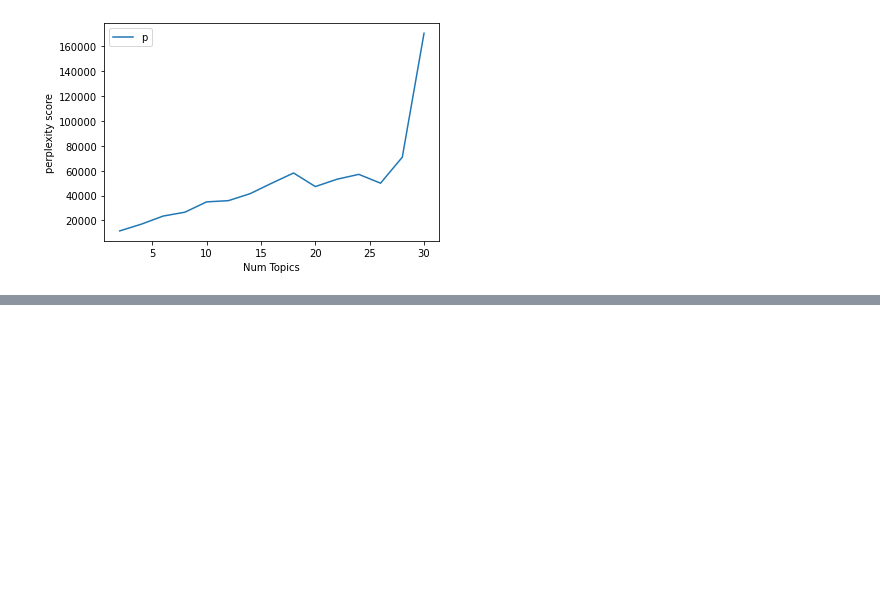
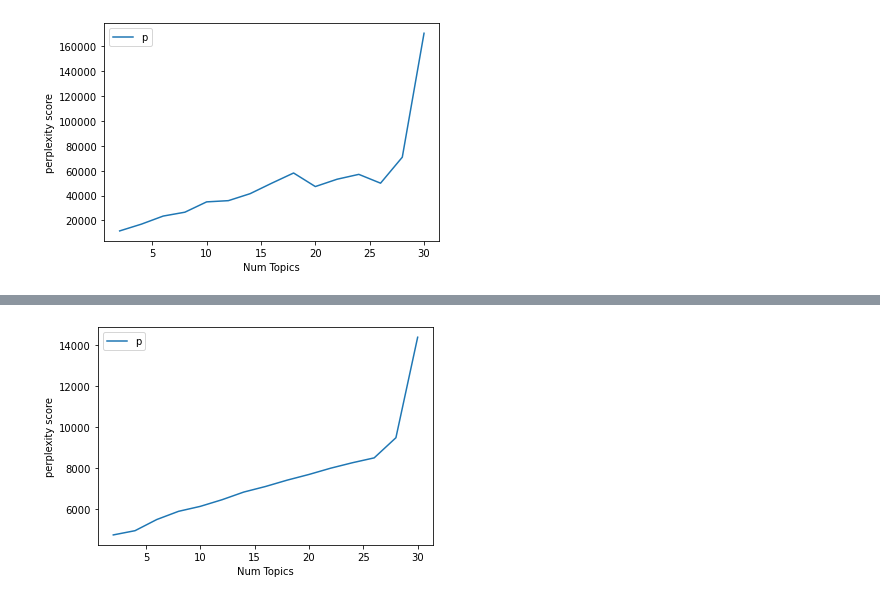
Before and after one commit to dvh549/Text_Mining, a Jupyter notebook: Toxic Comments Revamped.ipynb, the cells around one changed output, grey strips where cells are left out. Cells and saved outputs as stored; diff of their text form; code cells hidden in the pictures; blank space fills up the shorter version.

Commit message:
Update sklearn count LDA

```diff
--- a/Toxic Comments Revamped.ipynb
+++ b/Toxic Comments Revamped.ipynb
@@ -798,7 +798,7 @@ lda_tfidf_vecs = tfidf_vectoriser.fit_transform(lda_comments_joined)
 count_vectoriser = CountVectorizer()
 lda_count_vecs = count_vectoriser.fit_transform(lda_comments_joined)
 # %%
-# LDA based on TFIDF (use this first because of the similar TFIDF representation used for Gensim)
+# # LDA based on TFIDF (use this first because of the similar TFIDF representation used for Gensim)
 
-LDA_tfidf = LatentDirichletAllocation(n_jobs = -1)
-LDA_tfidf.fit(lda_tfidf_vecs)
+# LDA_tfidf = LatentDirichletAllocation(n_jobs = -1)
+# LDA_tfidf.fit(lda_tfidf_vecs)
@@ -878,9 +881,9 @@ plt.show()
 
 from gensim.models import CoherenceModel
 
-count_lda_model_list = []
-count_lda_perplexity_values = []
-count_lda_model_topics = []
+model_list = []
+perplexity_values = []
+model_topics = []
 
 for num_topics in range(2, 32, 2):
     count_lda_x = LatentDirichletAllocation(n_components=num_topics, learning_method='online', n_jobs = 1)
@@ -889,3 +892,7 @@ for num_topics in range(2, 32, 2):
     model_list.append(count_lda_x)
     perplexity_values.append(count_lda_x.perplexity(lda_count_vecs))
     print("#Topics: " + str(num_topics) + ", Score: " + str(count_lda_x.perplexity(lda_count_vecs)))
+#     coherence_model_lda = models.CoherenceModel(model=count_lda_x, texts=lda_preprocessed_comments,dictionary=dictionary, coherence='c_v')
+#     coherence_lda = coherence_model_lda.get_coherence()
+#     coherence_values.append(coherence_lda)
+#     print("#Topics: " + str(i) + ', Coherence Score: ', coherence_lda)
@@ -892,10 +915,12 @@ for num_topics in range(2, 32, 2):
 # %%
-import matplotlib.pyplot as plt
+## import matplotlib.pyplot as plt
 
-limit=14; start=2; step=2;
+limit=32; start=2; step=2;
 x = range(start, limit, step)
 plt.plot(x, perplexity_values)
 plt.xlabel("Num Topics")
 plt.ylabel("perplexity score")
 plt.legend(("perplexity_values"), loc='best')
 plt.show()
+# %% [output]
+[figure, added]
```
Also changed, not shown: parts of 3 cells of this notebook.
